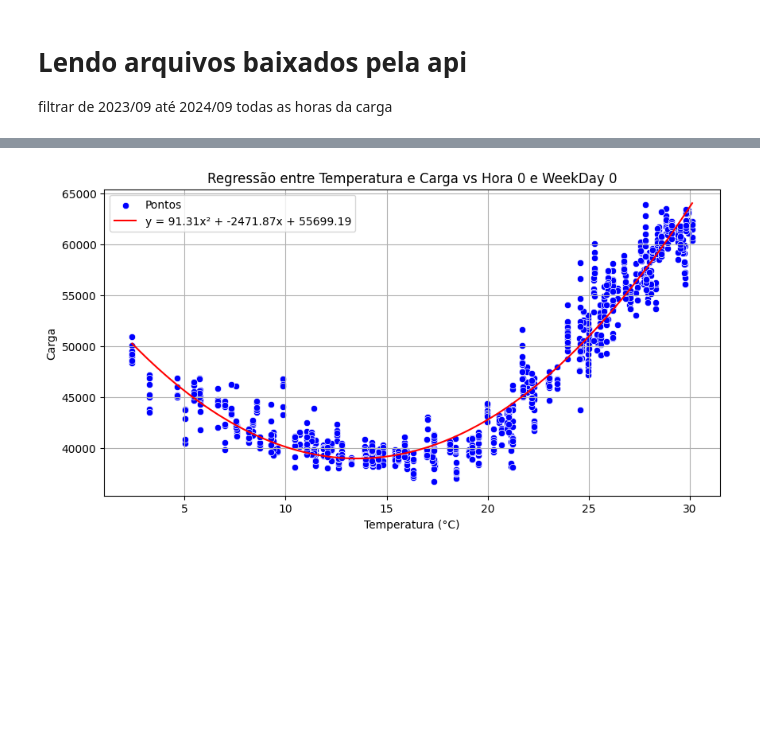
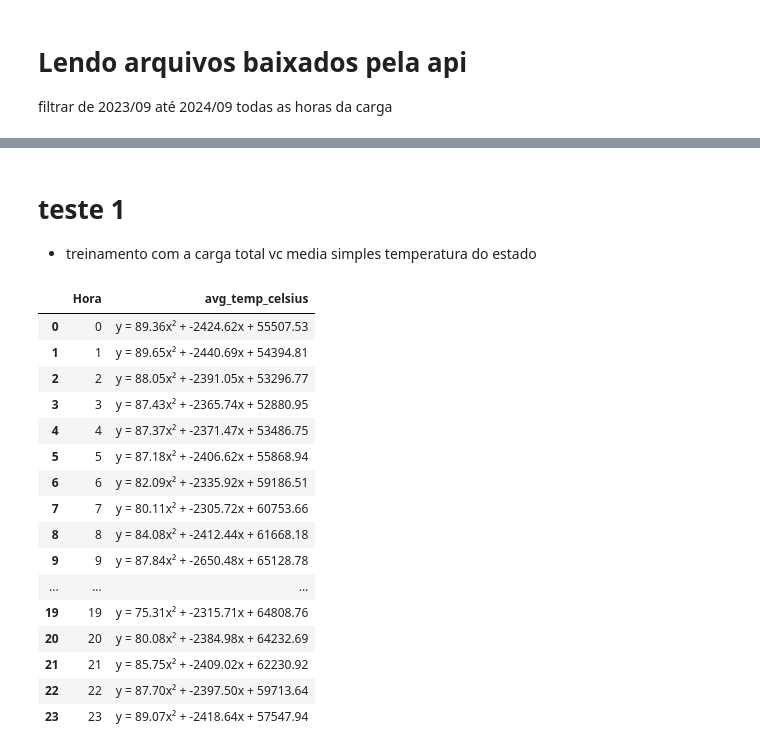
Before and after one commit to jrodrigotico/serena-tcc, a Jupyter notebook: debug_modelo.ipynb, the cells around one changed output, grey strips where cells are left out. Saved outputs shown, nothing was run; the diff lists cells and outputs as text; code cells hidden in the pictures; blank space fills up the shorter version.

Commit message:
fazendo os testes

```diff
--- a/debug_modelo.ipynb
+++ b/debug_modelo.ipynb
@@ -186,4 +160,25 @@ tabela_equacoes(df)
 # %%
-plotar_graficos(df= df , weekday= 0, hour= 0)
+plotar_graficos(df= df , weekday= 1, hour= 1)
-# %% [output]
-[figure, removed]
+# %% [markdown]
+# teste 1
+- treinamento com a carga total vc media simples temperatura do estado
+# %%
+tabela_equacoes1(df = df , n_weekday=1)
+# %% [output]
+|  | Hora | avg_temp_celsius |
+| 0 | 0 | y = 89.36x² + -2424.62x + 55507.53 |
+| 1 | 1 | y = 89.65x² + -2440.69x + 54394.81 |
+| 2 | 2 | y = 88.05x² + -2391.05x + 53296.77 |
+| 3 | 3 | y = 87.43x² + -2365.74x + 52880.95 |
+| 4 | 4 | y = 87.37x² + -2371.47x + 53486.75 |
+| 5 | 5 | y = 87.18x² + -2406.62x + 55868.94 |
+| 6 | 6 | y = 82.09x² + -2335.92x + 59186.51 |
+| 7 | 7 | y = 80.11x² + -2305.72x + 60753.66 |
+| 8 | 8 | y = 84.08x² + -2412.44x + 61668.18 |
+| 9 | 9 | y = 87.84x² + -2650.48x + 65128.78 |
+| ... | ... | ... |
+| 19 | 19 | y = 75.31x² + -2315.71x + 64808.76 |
+| 20 | 20 | y = 80.08x² + -2384.98x + 64232.69 |
+| 21 | 21 | y = 85.75x² + -2409.02x + 62230.92 |
+| 22 | 22 | y = 87.70x² + -2397.50x + 59713.64 |
+| 23 | 23 | y = 89.07x² + -2418.64x + 57547.94 |
```
Also changed, not shown: parts of 7 cells of this notebook, 1 other file.
